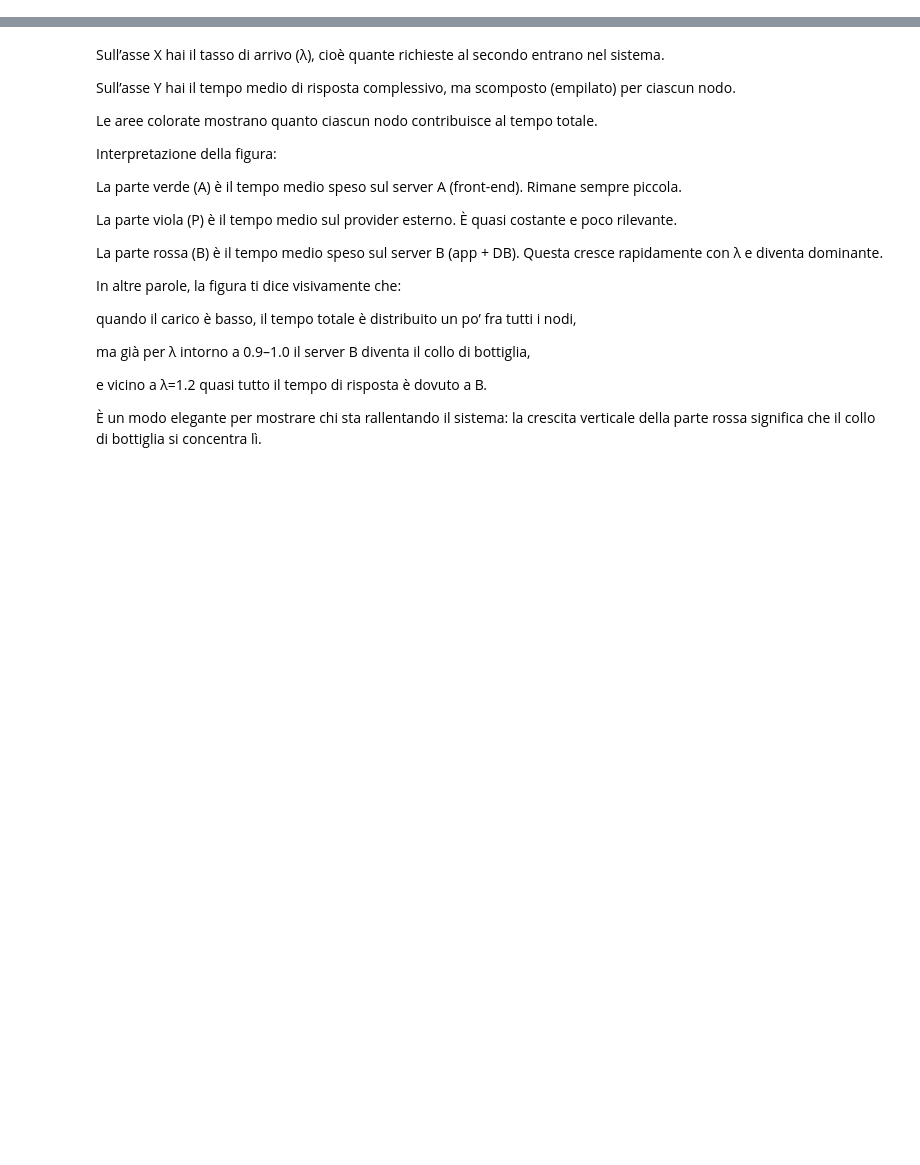
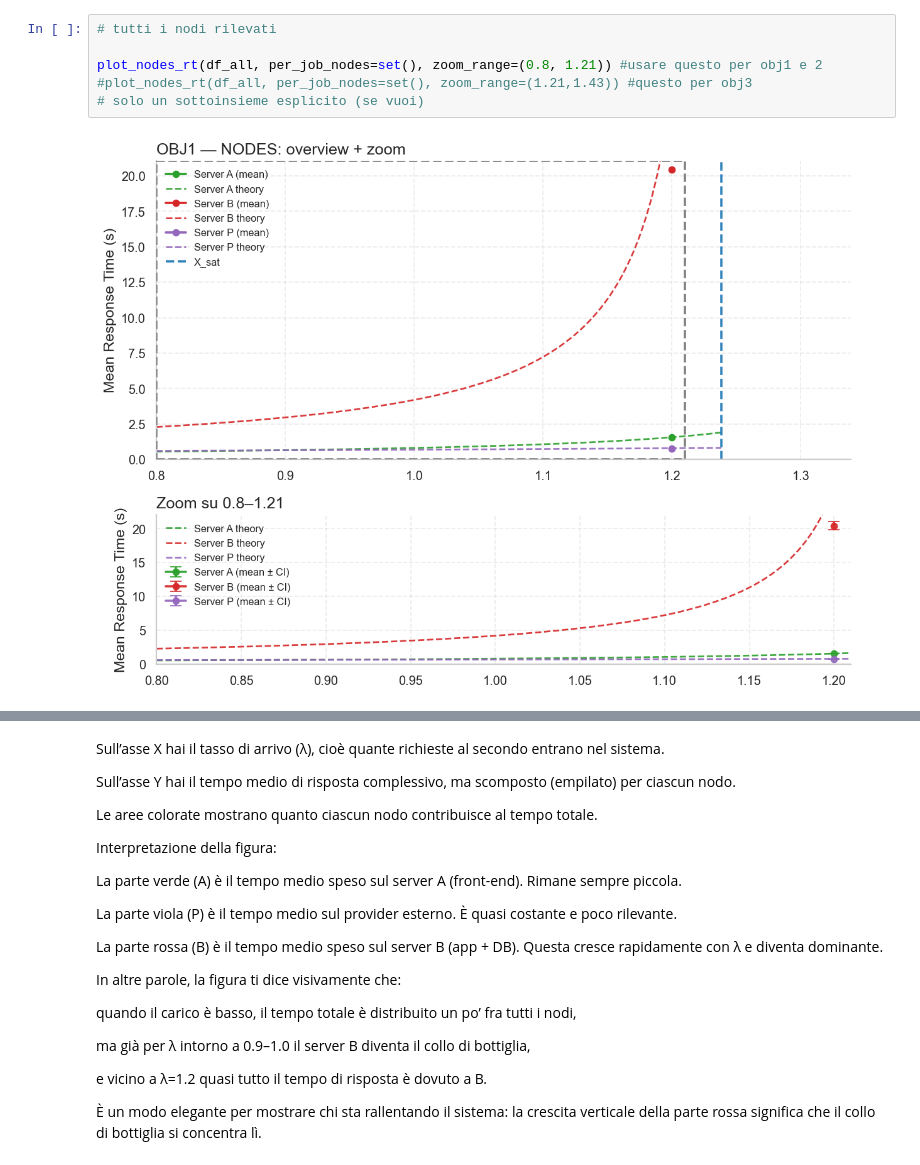
Before and after one commit to Dissan97/PMCNS-PROJECT, a Jupyter notebook: Project.ipynb, the cells around one changed output, grey strips where cells are left out. Saved outputs shown, nothing was run; the diff lists cells and outputs as text; blank space fills up the shorter version.

```diff
--- a/Project.ipynb
+++ b/Project.ipynb
@@ -569,0 +746,8 @@ la linea verticale tratteggiata segna la capacità massima teorica del sistema.
+# %%
+# tutti i nodi rilevati
+
+plot_nodes_rt(df_all, per_job_nodes=set(), zoom_range=(0.8, 1.21)) #usare questo per obj1 e 2
+#plot_nodes_rt(df_all, per_job_nodes=set(), zoom_range=(1.21,1.43)) #questo per obj3
+# solo un sottoinsieme esplicito (se vuoi)
+# %% [output]
+[figure, added]
```
Also changed, not shown: parts of 25 cells of this notebook, 2 other files.
